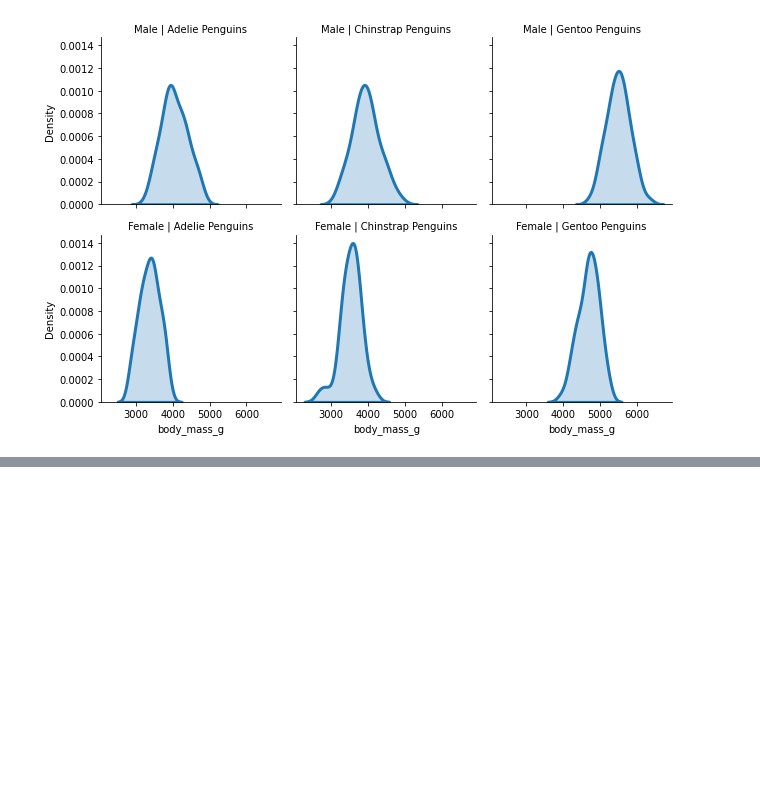
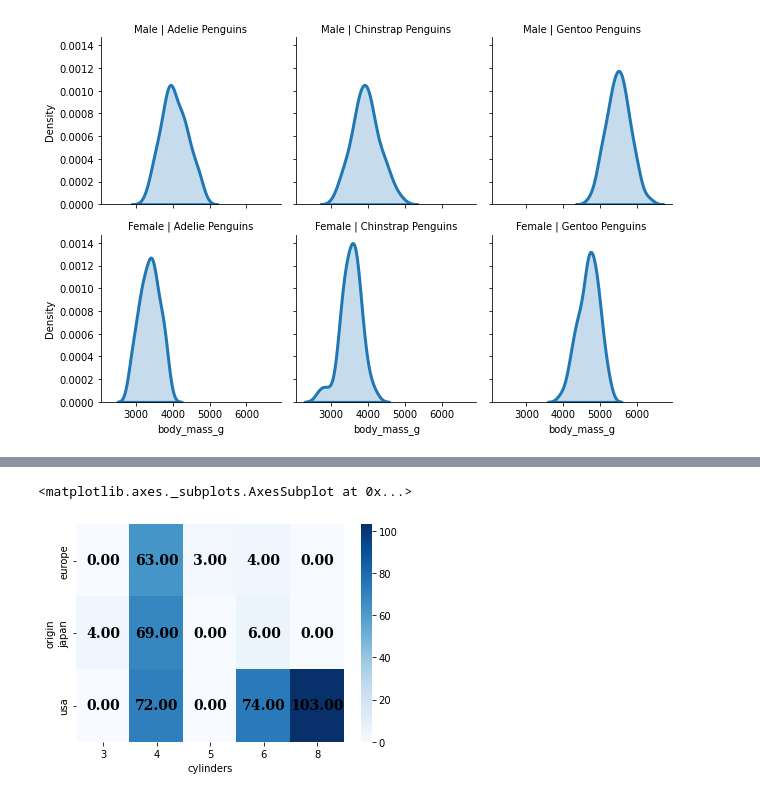
Before and after one commit to ShakilM26/Data-Visualization, a Jupyter notebook: seaborn2.ipynb, the cells around one changed output, grey strips where cells are left out. Saved outputs shown, nothing was run; the diff lists cells and outputs as text; code cells hidden in the pictures; blank space fills up the shorter version.

```diff
--- a/seaborn2.ipynb
+++ b/seaborn2.ipynb
@@ -35,3 +38,6 @@ g.set_titles(row_template='{row_name}', col_template='{col_name} Penguins')
 # %% [output]
 <seaborn.axisgrid.FacetGrid at 0x...>
 [figure]
+# %%
+df = sns.load_dataset('mpg')
+df['cylinders'].value_counts()
@@ -37,0 +51,3 @@ g.set_titles(row_template='{row_name}', col_template='{col_name} Penguins')
+# %%
+oricy = (df.groupby('origin').cylinders.value_counts().unstack().fillna(0))
+oricy
@@ -37,0 +60,9 @@ g.set_titles(row_template='{row_name}', col_template='{col_name} Penguins')
+# %%
+# Heatmap
+
+sns.heatmap(oricy, annot=True, cmap='Blues', fmt='.2f',
+            annot_kws={'fontsize':14, 'fontweight':'bold',
+                       'fontfamily':'serif', 'color':'black'})
+# %% [output]
+<matplotlib.axes._subplots.AxesSubplot at 0x...>
+[figure, added]
```
Also changed, not shown: parts of 19 cells of this notebook.
